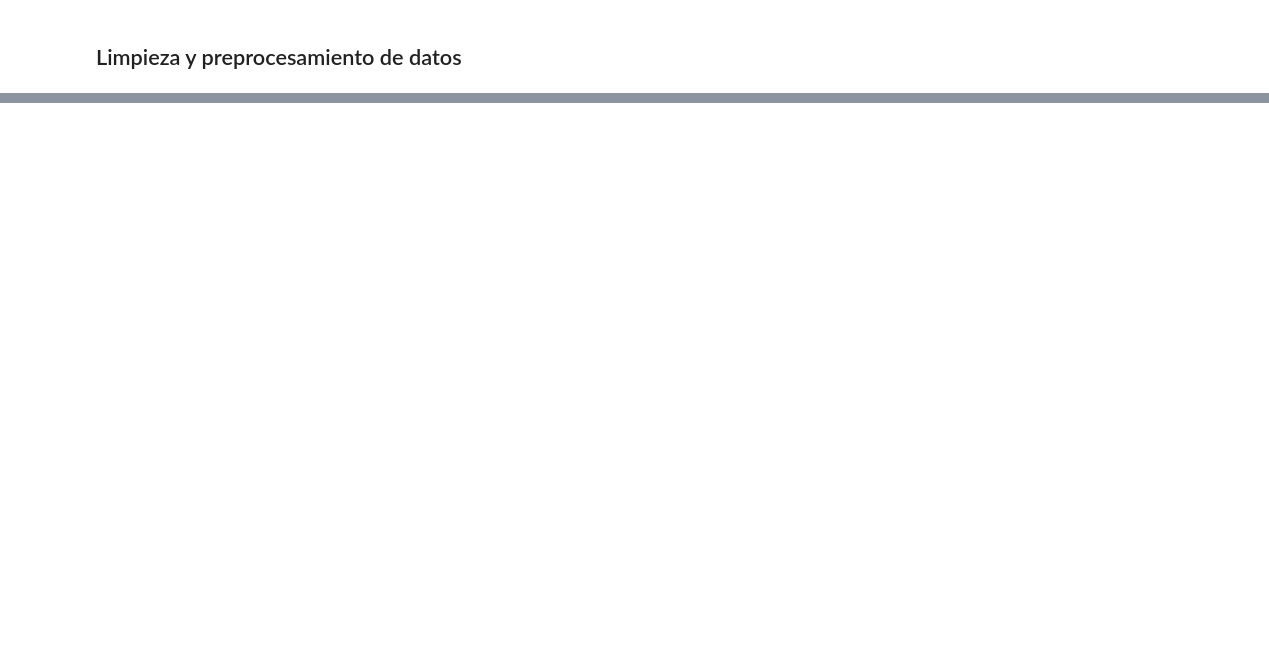
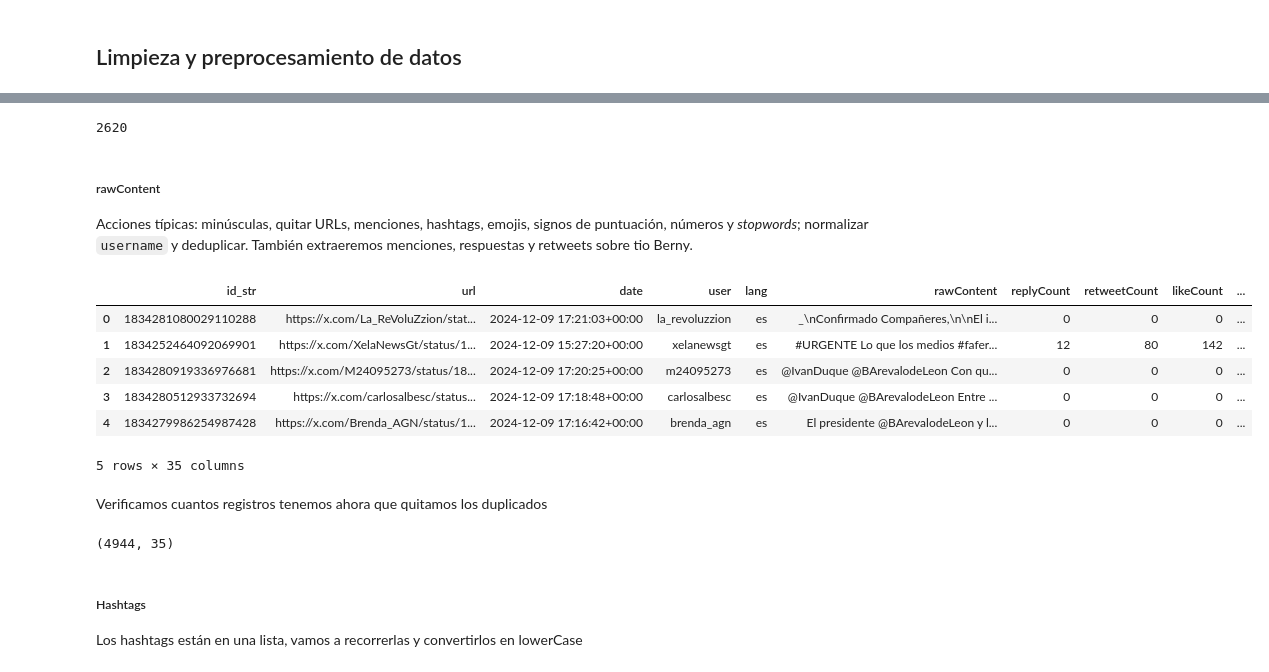
Before and after one commit to faguilarleal/lab6_ds, a Jupyter notebook: main.ipynb, the cells around one changed output, grey strips where cells are left out. Cells and saved outputs as stored; diff of their text form; code cells hidden in the pictures; blank space fills up the shorter version.

```diff
--- a/main.ipynb
+++ b/main.ipynb
@@ -178,0 +264,73 @@ Cantidad de usuarios nulos: 0
+# %%
+# convertirlos en lowercase
+df["user"] = df["user"].str.lower()
+# %%
+# de igual manera es util saber cuantos valores unicos tenemos
+print(df["user"].nunique())
+# %% [output]
+2620
+# %% [markdown]
+##### rawContent
+Acciones típicas: minúsculas, quitar URLs, menciones, hashtags, emojis, signos de puntuación, números y *stopwords*; normalizar `username` y deduplicar. También extraeremos menciones, respuestas y retweets sobre tio Berny.
+# %%
+
+try:
+    nltk.data.find('corpora/stopwords')
+except LookupError:
+    nltk.download('stopwords')
+
+SPANISH_STOPWORDS = set(stopwords.words('spanish'))
+
+# definimos regex según acción por hacer.
+URL_RE = re.compile(r'https?://\S+|www\.\S+', re.IGNORECASE)
+MENTION_RE = re.compile(r'@([A-Za-z0-9_]{1,15})')  # handle básico de X
+HASHTAG_RE = re.compile(r'#(\w+)')
+EMOJI_RE = re.compile(r'[\U00010000-\U0010ffff]', flags=re.UNICODE)
+
+
+def clean_text(text: str):
+    if pd.isna(text):
+        return ''
+    t = text
+    t = URL_RE.sub(' ', t)
+    t = EMOJI_RE.sub(' ', t)
+    t = t.lower()
+    t = unicodedata.normalize('NFKD', t)
+    t = ''.join(ch for ch in t if not unicodedata.combining(ch))
+    t = t.translate(str.maketrans('', '', string.punctuation))
+    t = re.sub(r'\d+', ' ', t)
+    tokens = [w for w in re.findall(r'\b\w+\b', t) if w not in SPANISH_STOPWORDS]
+    return ' '.join(tokens)
+
+# si empieza con "rt" lo marca como retweet.
+def is_retweet(text: str):
+    return bool(re.match(r'^\s*rt\s*@', str(text).lower()))
+
+# si empieza con "@usuario" lo marca como reply.
+def is_reply(text: str):
+    return bool(re.match(r'^\s*@', str(text).lower()))
+
+df['tweet_text_clean'] = df['rawContent'].map(clean_text)
+df['is_retweet'] = df['rawContent'].map(is_retweet)
+df['is_reply'] = df['rawContent'].map(is_reply)
+
+# Eliminar duplicados por texto y usuario en el mismo instante
+df = df.drop_duplicates(subset=['user','id_str_user','rawContent','date']).reset_index(drop=True)
+df.head()
+# %% [output]
+|  | id_str | url | date | user | lang | rawContent | replyCount | retweetCount | likeCount | ... |
+| 0 | 1834281080029110288 | https://x.com/La_ReVoluZzion/stat... | 2024-12-09 17:21:03+00:00 | la_revoluzzion | es | _\nConfirmado Compañeres,\n\nEl i... | 0 | 0 | 0 | ... |
+| 1 | 1834252464092069901 | https://x.com/XelaNewsGt/status/1... | 2024-12-09 15:27:20+00:00 | xelanewsgt | es | #URGENTE Lo que los medios #fafer... | 12 | 80 | 142 | ... |
+| 2 | 1834280919336976681 | https://x.com/M24095273/status/18... | 2024-12-09 17:20:25+00:00 | m24095273 | es | @IvanDuque @BArevalodeLeon Con qu... | 0 | 0 | 0 | ... |
+| 3 | 1834280512933732694 | https://x.com/carlosalbesc/status... | 2024-12-09 17:18:48+00:00 | carlosalbesc | es | @IvanDuque @BArevalodeLeon Entre ... | 0 | 0 | 0 | ... |
+| 4 | 1834279986254987428 | https://x.com/Brenda_AGN/status/1... | 2024-12-09 17:16:42+00:00 | brenda_agn | es | El presidente @BArevalodeLeon y l... | 0 | 0 | 0 | ... |
+5 rows × 35 columns
+# %% [markdown]
+Verificamos cuantos registros tenemos ahora que quitamos los duplicados
+# %%
+print(df.shape)
+# %% [output]
+(4944, 35)
+# %% [markdown]
+##### Hashtags
+Los hashtags están en una lista, vamos a recorrerlas y convertirlos en lowerCase
```
Also changed, not shown: parts of 19 cells of this notebook.
